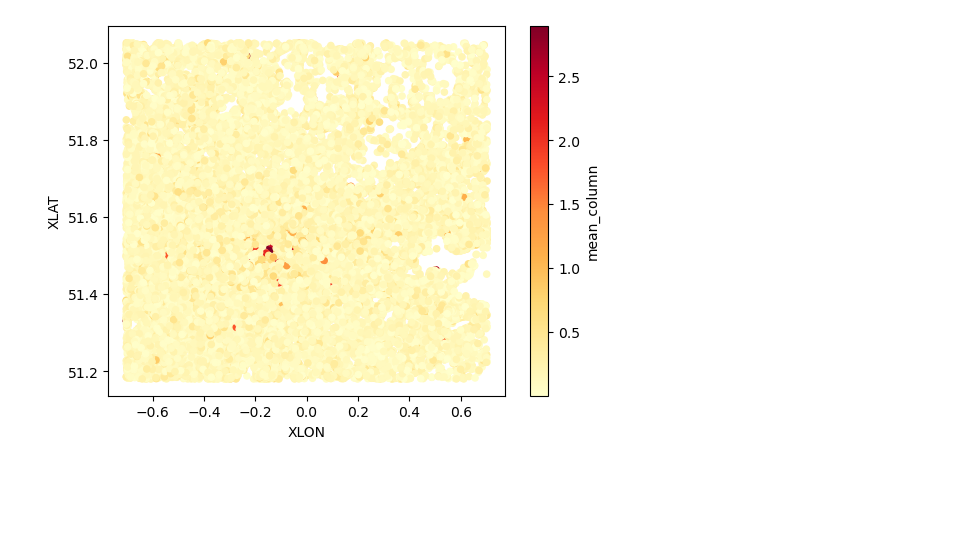
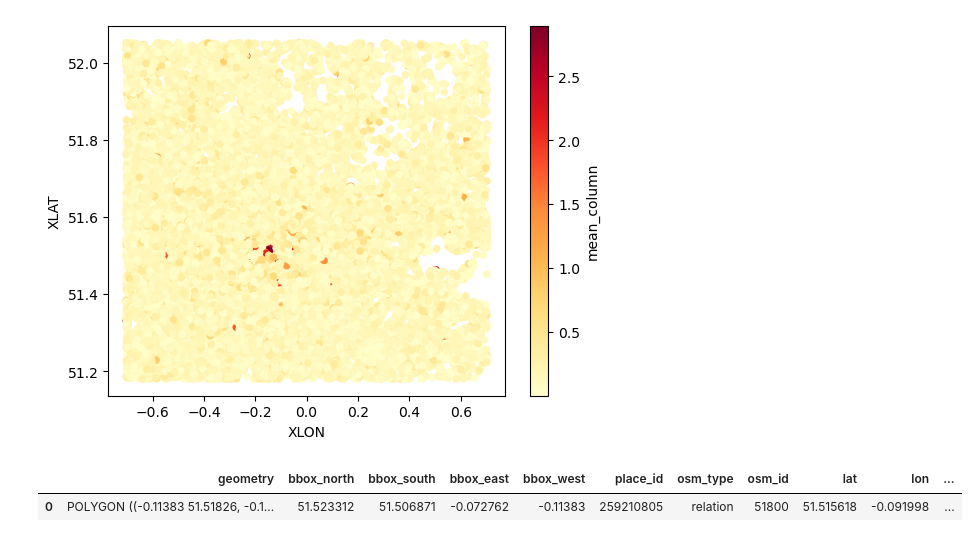
Before and after one commit to Felioxx/Mobile-ity-Scope, a Jupyter notebook: first_steps_python/first_steps.ipynb, the cells around one changed output. Saved outputs shown, nothing was run; the diff lists cells and outputs as text; code cells hidden in the pictures; blank space fills up the shorter version.

```diff
--- a/first_steps_python/first_steps.ipynb
+++ b/first_steps_python/first_steps.ipynb
@@ -80,3 +80,19 @@ movement_df_01_01_tiles.plot(x="XLON", y="XLAT", kind="scatter",c="mean_column",
 # %% [output]
 <AxesSubplot: xlabel='XLON', ylabel='XLAT'>
 [figure]
+# %%
+import osmnx as ox
+import geopandas as gpd
+from ipyleaflet import Map, Marker, GeoData, basemaps, LayersControl, Popup, Heatmap
+from ipywidgets import HTML
+import pandas as pd
+
+# Specify the area of interest
+place_name = "City of London, England, UK"
+
+# Get place boundary related to the place name as a geodataframe
+area = ox.geocode_to_gdf(place_name)
+area
+# %% [output]
+|  | geometry | bbox_north | bbox_south | bbox_east | bbox_west | place_id | osm_type | osm_id | lat | lon | ... |
+| 0 | POLYGON ((-0.11383 51.51826, -0.1... | 51.523312 | 51.506871 | -0.072762 | -0.11383 | 259210805 | relation | 51800 | 51.515618 | -0.091998 | ... |
```
Also changed, not shown: parts of 4 cells of this notebook, 1 other file.
